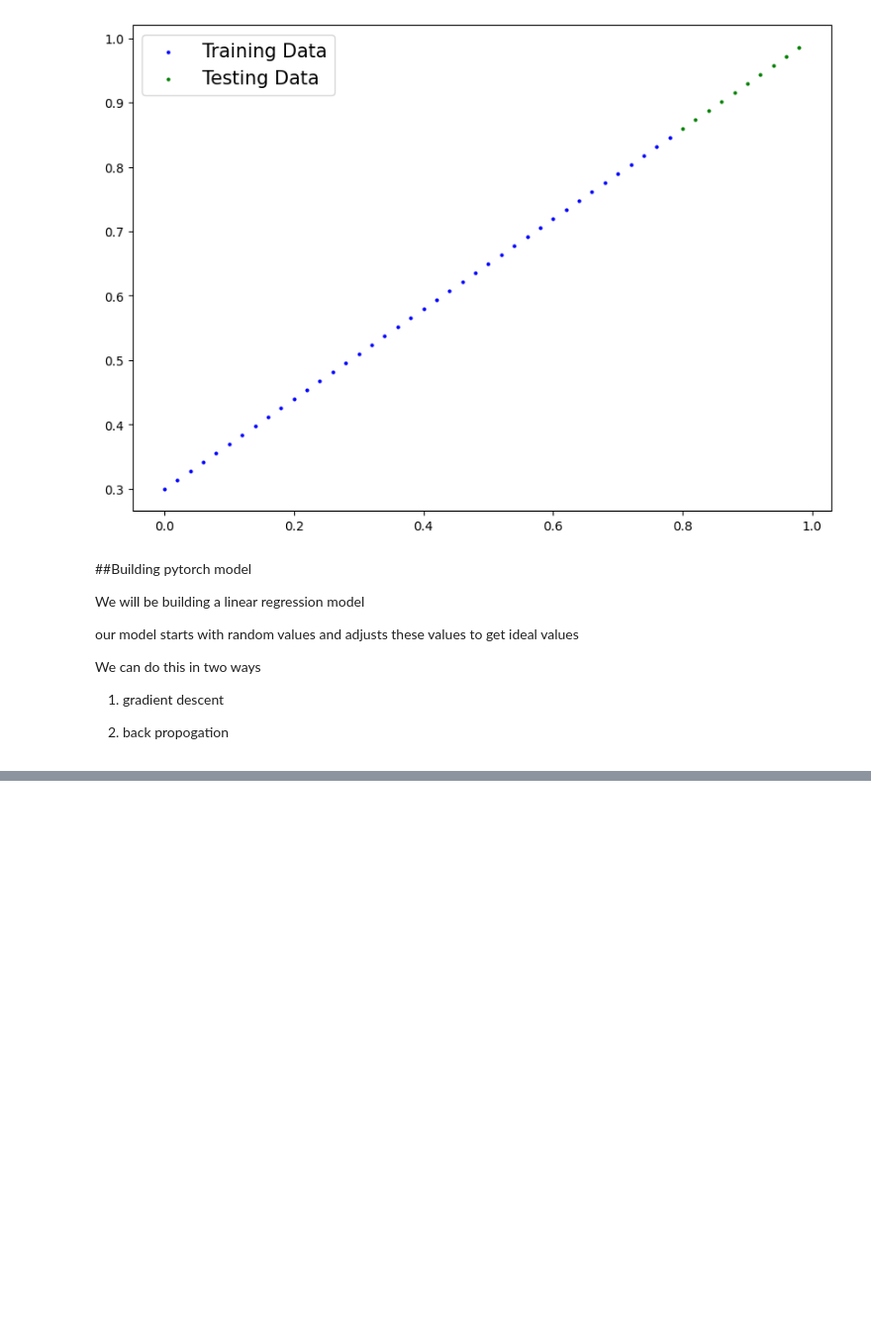
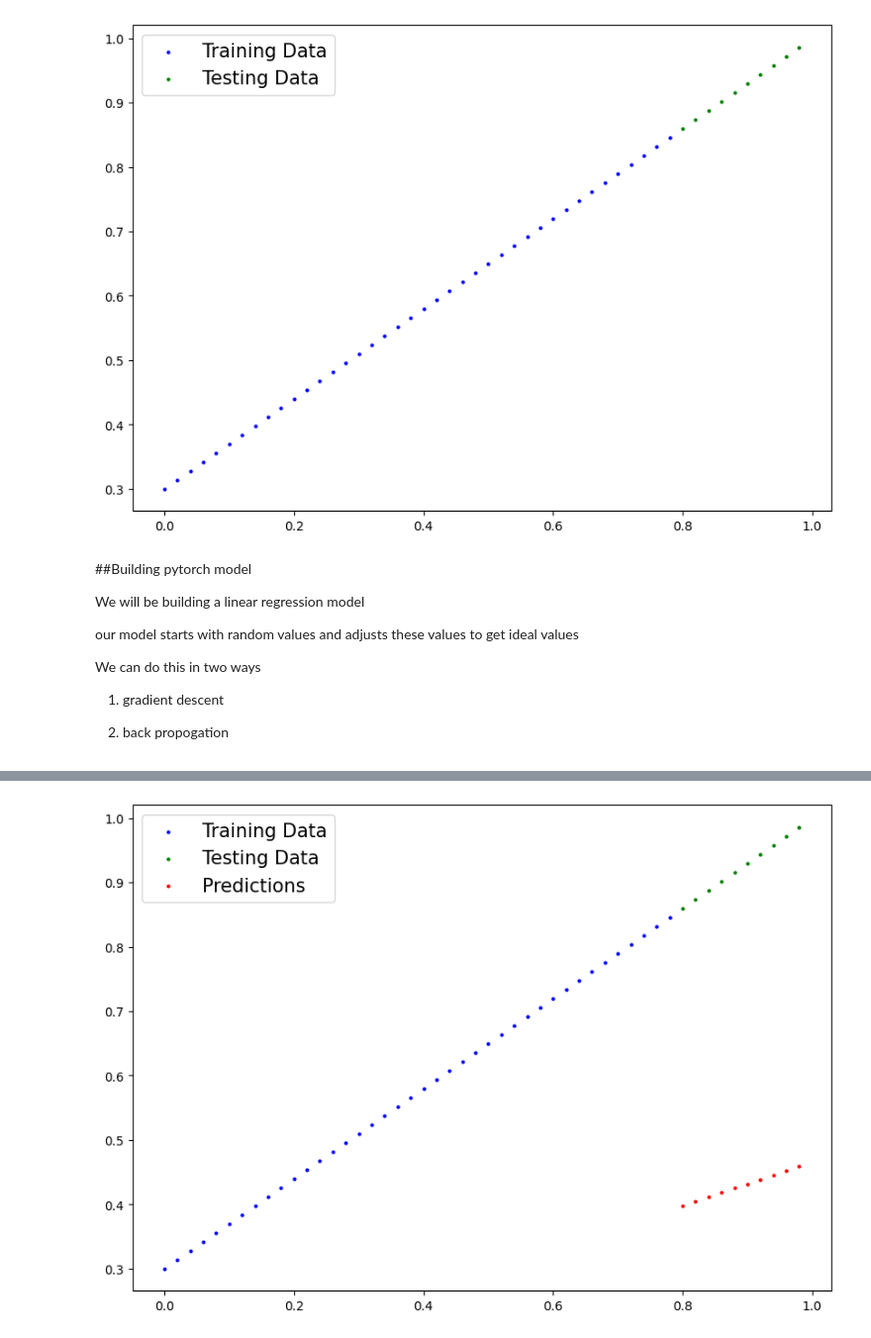
Before and after one commit to ShriVarshaan/pytorch-learning-log, a Jupyter notebook: pytorch_workflow_fundamentals.ipynb, the cells around one changed output, grey strips where cells are left out. Shown at 99% size. Saved outputs shown, nothing was run; the diff lists cells and outputs as text; code cells hidden in the pictures; blank space fills up the shorter version.

Commit message:
predicting using inference_mode() without training our model

```diff
--- a/pytorch_workflow_fundamentals.ipynb
+++ b/pytorch_workflow_fundamentals.ipynb
@@ -136,12 +136,14 @@ We can do this in two ways
 class LinearRegressionModel(nn.Module):
   def __init__(self):
     super().__init__()
-    self.weights = nn.Parameter(torch.rand(1,
+    self.weights = nn.Parameter(torch.randn(1,
                                            requires_grad = True,
                                            dtype=torch.float)) #We have requires grad to True for gradient descent, pytorch will keep track of the gradients of the weights parameter and update them through gradient descent and back propogration
-    self.bias = nn.Parameter(torch.rand(1,
-                                        requires_grad = True,
+    self.bias = nn.Parameter(torch.randn(1,
+                                        requires_grad = True, #This parameter can be updated via gradient descent
                                         dtype=torch.float))
 
-    def forward(self, x: torch.Tensor) -> torch.Tensor:
-      return self.weights * x + self.bias #This is the linear regression formula
+    #any subclass of nn.Module requires a forward method
+    #forward defines the computation performed by the model, in this case it is linear regression
+  def forward(self, x: torch.Tensor) -> torch.Tensor:
+    return self.weights * x + self.bias #This is the linear regression formula
@@ -147,0 +162,7 @@ class LinearRegressionModel(nn.Module):
+# %%
+#We will make a random seed as our model uses .randn
+torch.manual_seed(42)
+
+#Instance of the model that we have made
+model_0 = LinearRegressionModel()
+list(model_0.parameters())
@@ -147,0 +199,7 @@ class LinearRegressionModel(nn.Module):
+# %%
+#this is a context manager, can be done directly without it but put this in
+# It basically turns off gradient tracking which makes it faster as pytorch has to keep track of a lesser amount of data
+with torch.inference_mode():
+  y_preds = model_0(X_test)
+
+y_preds
@@ -147,0 +217,4 @@ class LinearRegressionModel(nn.Module):
+# %%
+plot_predictions(predictions=y_preds) #The predictions are far off as we haven't trained our model yet, we have just run it using the random initial values
+# %% [output]
+[figure, added]
```
Also changed, not shown: parts of 6 cells of this notebook.
